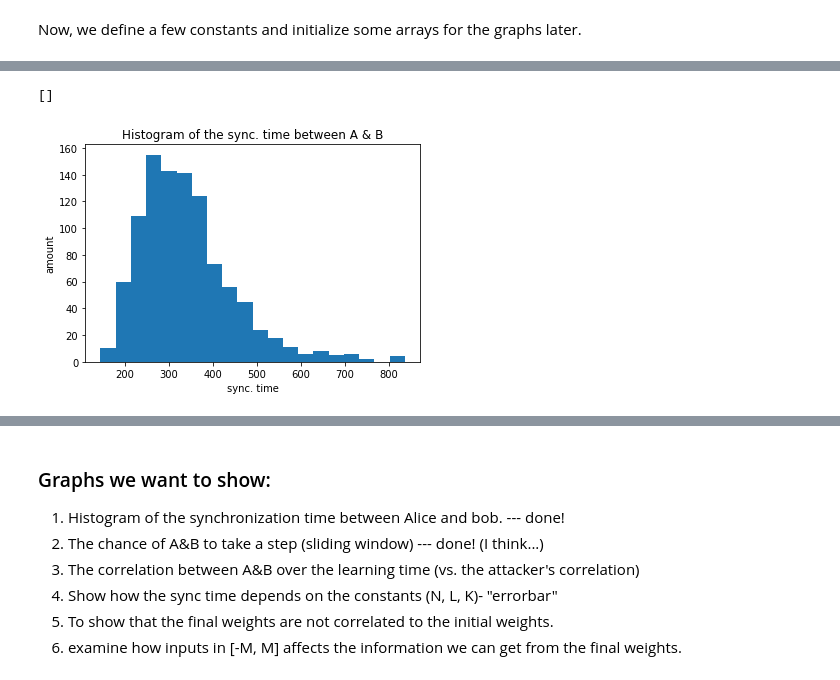
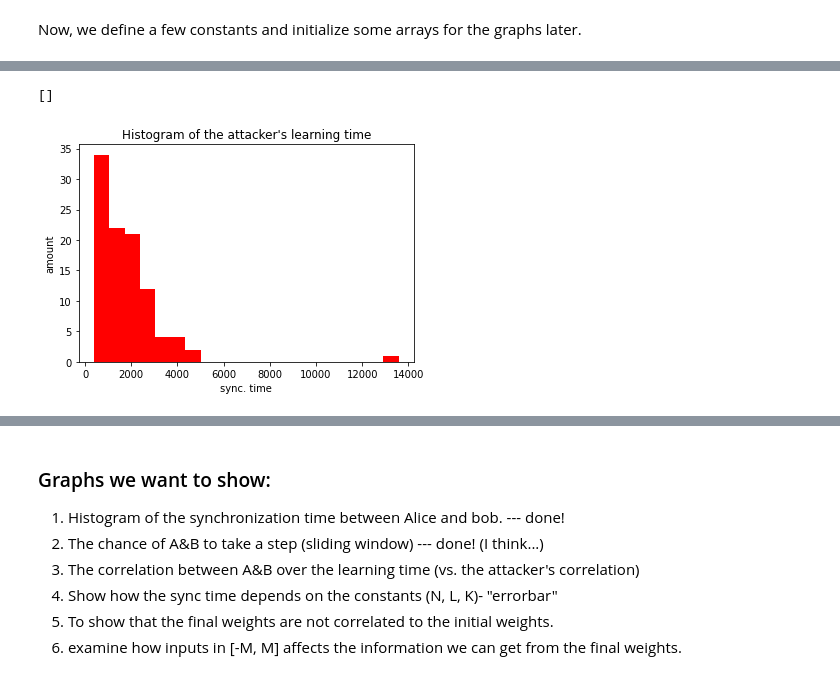
Before and after one commit to ibenoam/Neural_cryptography, a Jupyter notebook: Neural_Cryptography.ipynb, the cells around one changed output, grey strips where cells are left out. Cells and saved outputs as stored; diff of their text form; code cells hidden in the pictures.

```diff
--- a/Neural_Cryptography.ipynb
+++ b/Neural_Cryptography.ipynb
@@ -21,7 +21,10 @@ num_sys = 100 # we average each result "num_sys" times
 step_converage = np.zeros((1,num_sys))
 sync_time = np.zeros((1,num_sys))
 attacker_time = np.zeros((1,num_sys))
+
 corr_alice = np.zeros((1,num_sys))
 corr_bob = np.zeros((1,num_sys))
 corr_alice_bob = np.zeros((1,num_sys))
-# corr_alice_eve = np.zeros((1,num_sys))
+corr_alice_eve = np.zeros((1,num_sys))
+
+# data = [{'sync_time': int(), 'attacker_time': int(), 'corr_alice': [], 'corr_bob': [], 'corr_alice_bob': [], 'corr_alice_eve': []} for _ in range(num_sys)]
@@ -137,11 +142,9 @@ First, we plotted a histogram of the synchronization time between Alice and bob
 # %%
-plt.figure()
-plt.hist(np.resize(sync_time, (num_sys,)), bins = 20)
-# plt.subplot(121)
-plt.title('Histogram of the sync. time between A & B')
+plt.hist(np.resize(attacker_time, (num_sys,)), color = "red",  bins = 20)
+plt.title("Histogram of the attacker's learning time")
 plt.xlabel("sync. time")
 plt.ylabel("amount")
-plt.plot()
+plt.plot(c = 'red')
 # %% [output]
 []
-[figure, old version]
+[figure, new version]
```
Also changed, not shown: parts of 14 cells of this notebook.
